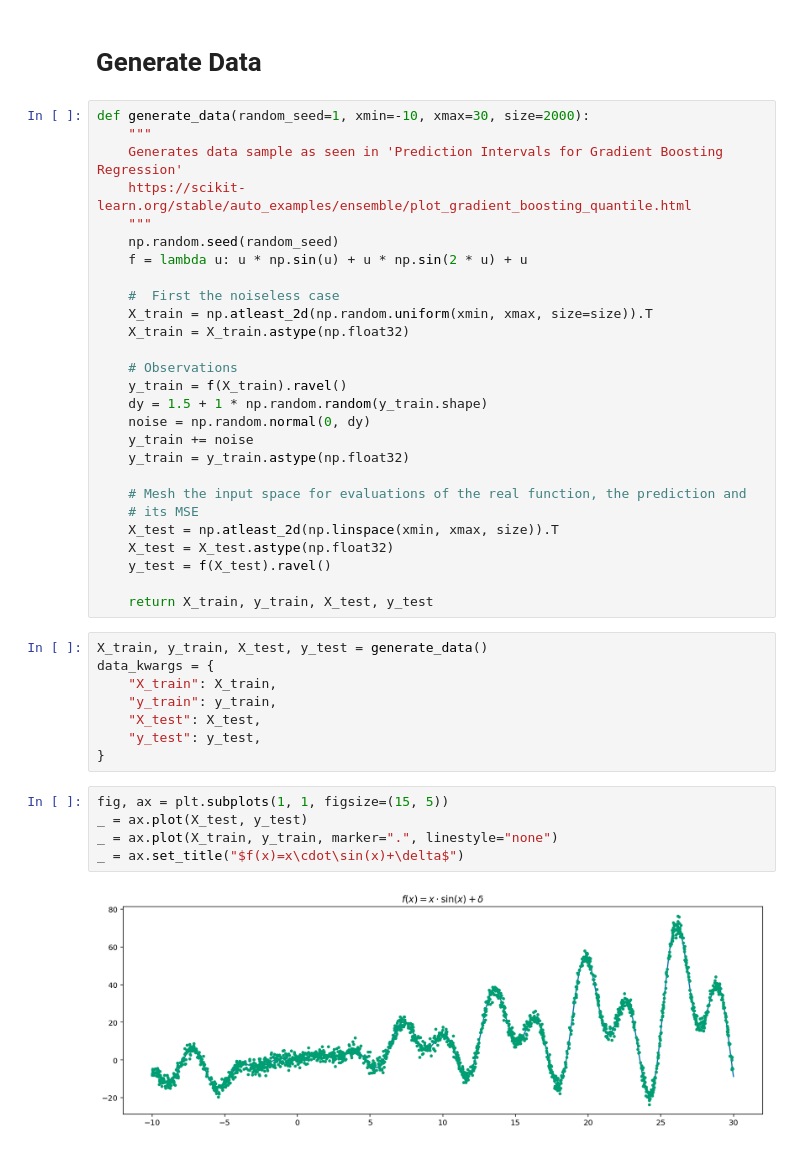
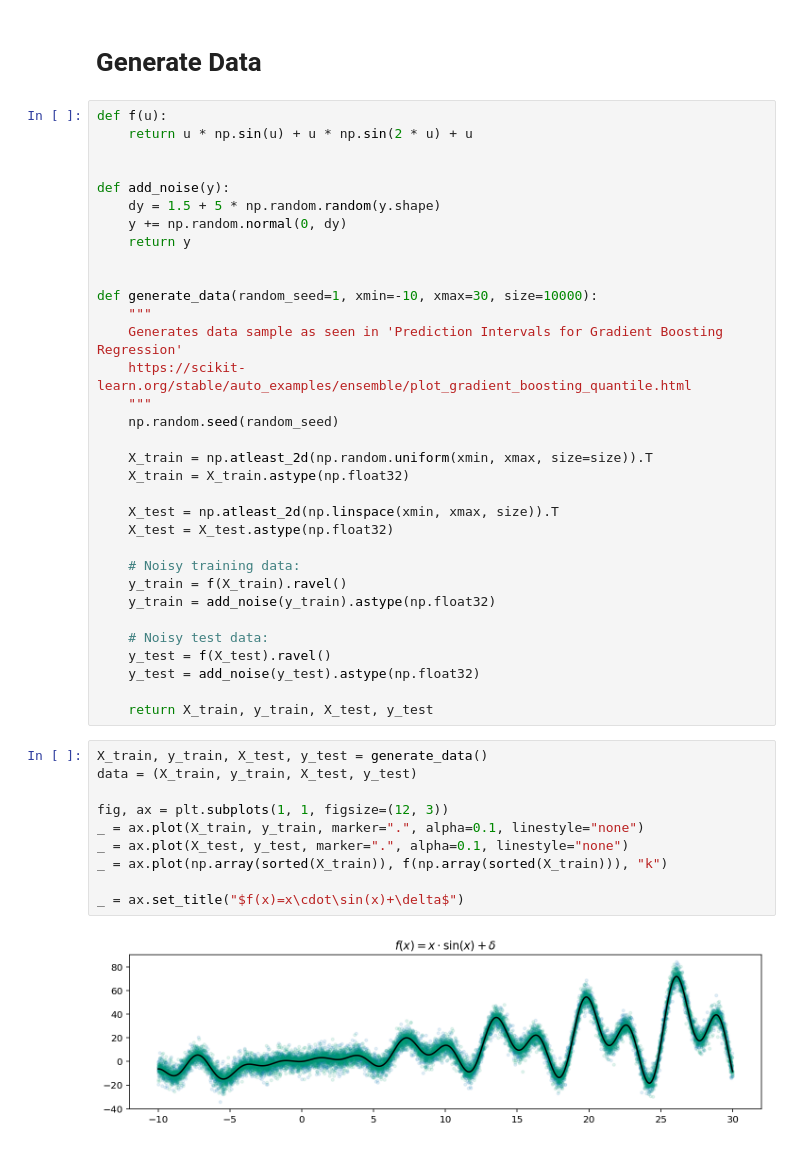
Before and after one commit to WeinbergMalte/notebooks, a Jupyter notebook: python/notebooks/confidence.ipynb, the cells around one changed output. Cells and saved outputs as stored; diff of their text form.

Commit message:
Explore loss functions

```diff
--- a/python/notebooks/confidence.ipynb
+++ b/python/notebooks/confidence.ipynb
@@ -88,46 +98,49 @@ def plot_result(alpha, preds, X_train, y_train, X_test, y_test):
 # %% [markdown]
 # Generate Data
 # %%
-def generate_data(random_seed=1, xmin=-10, xmax=30, size=2000):
+def f(u):
+    return u * np.sin(u) + u * np.sin(2 * u) + u
+
+
+def add_noise(y):
+    dy = 1.5 + 5 * np.random.random(y.shape)
+    y += np.random.normal(0, dy)
+    return y
+
+
+def generate_data(random_seed=1, xmin=-10, xmax=30, size=10000):
     """
     Generates data sample as seen in 'Prediction Intervals for Gradient Boosting Regression'
     https://scikit-learn.org/stable/auto_examples/ensemble/plot_gradient_boosting_quantile.html
     """
     np.random.seed(random_seed)
-    f = lambda u: u * np.sin(u) + u * np.sin(2 * u) + u
 
-    #  First the noiseless case
     X_train = np.atleast_2d(np.random.uniform(xmin, xmax, size=size)).T
     X_train = X_train.astype(np.float32)
 
-    # Observations
-    y_train = f(X_train).ravel()
-    dy = 1.5 + 1 * np.random.random(y_train.shape)
-    noise = np.random.normal(0, dy)
-    y_train += noise
-    y_train = y_train.astype(np.float32)
-
-    # Mesh the input space for evaluations of the real function, the prediction and
-    # its MSE
     X_test = np.atleast_2d(np.linspace(xmin, xmax, size)).T
     X_test = X_test.astype(np.float32)
+
+    # Noisy training data:
+    y_train = f(X_train).ravel()
+    y_train = add_noise(y_train).astype(np.float32)
+
+    # Noisy test data:
     y_test = f(X_test).ravel()
+    y_test = add_noise(y_test).astype(np.float32)
 
     return X_train, y_train, X_test, y_test
-# %%
-X_train, y_train, X_test, y_test = generate_data()
-data_kwargs = {
-    "X_train": X_train,
-    "y_train": y_train,
-    "X_test": X_test,
-    "y_test": y_test,
-}
 # %%
-fig, ax = plt.subplots(1, 1, figsize=(15, 5))
-_ = ax.plot(X_test, y_test)
-_ = ax.plot(X_train, y_train, marker=".", linestyle="none")
+X_train, y_train, X_test, y_test = generate_data()
+data = (X_train, y_train, X_test, y_test)
+
+fig, ax = plt.subplots(1, 1, figsize=(12, 3))
+_ = ax.plot(X_train, y_train, marker=".", alpha=0.1, linestyle="none")
+_ = ax.plot(X_test, y_test, marker=".", alpha=0.1, linestyle="none")
+_ = ax.plot(np.array(sorted(X_train)), f(np.array(sorted(X_train))), "k")
+
 _ = ax.set_title("$f(x)=x\cdot\sin(x)+\delta$")
 # %% [output]
-[figure, old version]
+[figure, new version]
 # %% [markdown]
 # Quantile Loss Example
```
Also changed, not shown: parts of 29 cells of this notebook.
